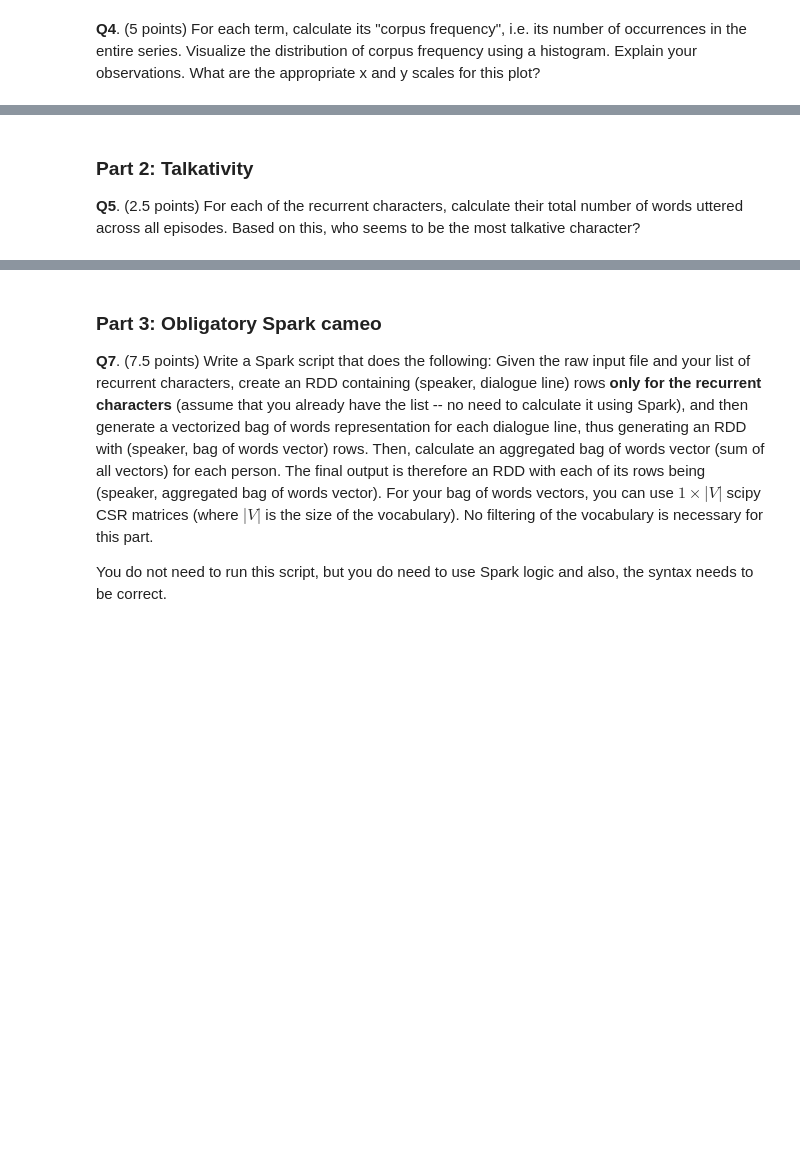
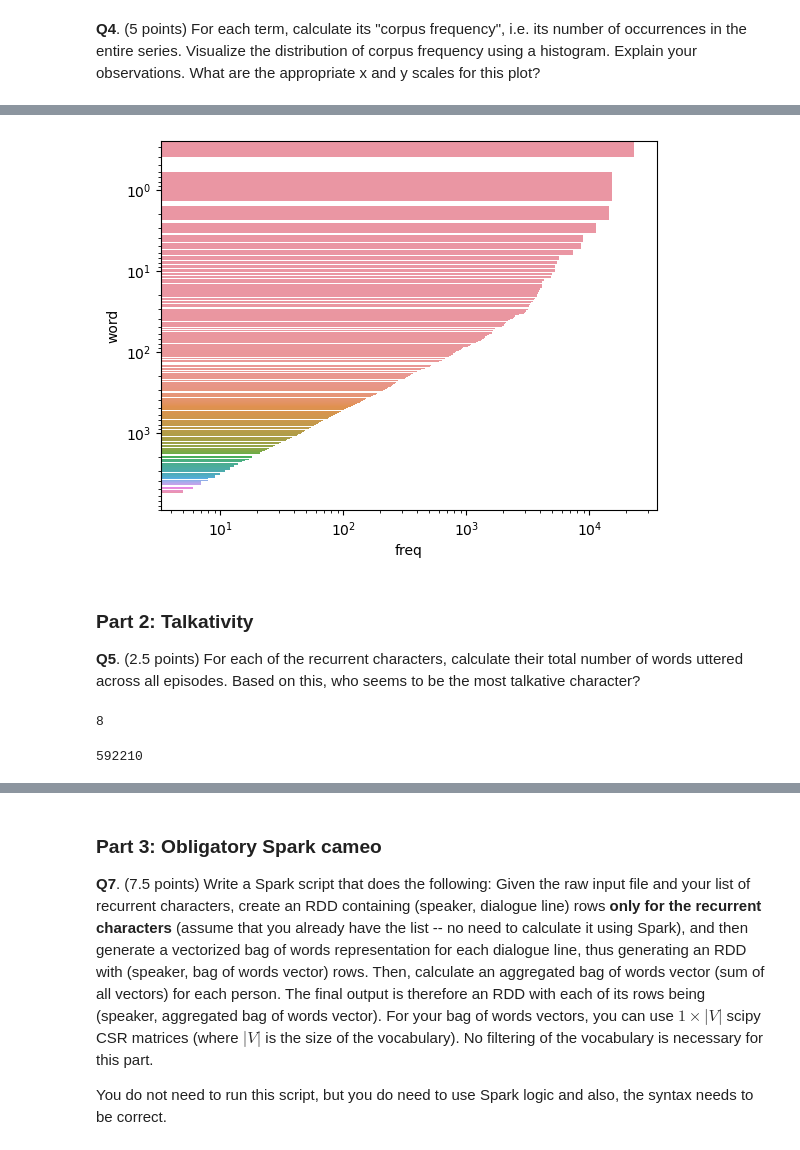
Before and after one commit to rureddish/ADA_Course_Material, a Jupyter notebook: Past Exams/2018/AndreiCosminRedis_xxxxx.ipynb, the cells around one changed output, grey strips where cells are left out. Drawn from its saved outputs; the diff is of its cells as text; code cells hidden in the pictures; blank space fills up the shorter version.

```diff
--- a/Past Exams/2018/AndreiCosminRedis_xxxxx.ipynb
+++ b/Past Exams/2018/AndreiCosminRedis_xxxxx.ipynb
@@ -1,21 +0,0 @@
-# %%
-import numpy as np
-import pandas as pd
-import matplotlib.pyplot as plt
-from helpers.helper_functions import *
-
-# library dump
-import numpy as np
-import matplotlib.pyplot as plt
-import pandas as pd
-import scipy as sp
-from itertools import combinations
-import ast
-from sklearn.linear_model import LogisticRegression
-import seaborn as sns
-%matplotlib inline
-sns.set_context('paper')
-sns.set_style('white')
-from sklearn.metrics import precision_score, recall_score, f1_score, accuracy_score, RocCurveDisplay
-from sklearn.linear_model import LogisticRegression
-from sklearn.model_selection import cross_val_predict, cross_val_score
@@ -22,3 +89,9 @@ from sklearn.model_selection import cross_val_predict, cross_val_score
+# %%
+from string import punctuation
+
+EXCLUDE_CHARS = set(punctuation).union(set('’'))
+def simple_tokeniser(text):
+    return text.split()
 # %% [markdown]
 # The Significant Bang Theory
 
@@ -244,0 +305,10 @@ list(df.Line)
+# %%
+# from sklearn, Count vectorizer for bag of words features
+vectorizer = CountVectorizer(min_df=5, max_df=0.4)
+
+#initialize and specify minumum number of occurences to avoid untractable number of features
+#vectorizer = CountVectorizer(min_df = 2) if we want high frequency
+
+#create bag of words features
+X = vectorizer.fit_transform(df.Line)
+vectorizer.get_feature_names_out().T[-20:]
@@ -244,0 +347,4 @@ list(df.Line)
+# %%
+# get corpus frequency of each word
+corpus_freq = pd.DataFrame(np.array([X.toarray().sum(axis=0),vectorizer.get_feature_names_out()]).T,columns=['freq','word'])
+corpus_freq
@@ -245,3 +365,18 @@ list(df.Line)
+# %%
+sns.barplot(x='freq',y='word',data=corpus_freq.sort_values('freq',ascending=False))
+plt.xscale('log')
+plt.yscale('log')
+# %% [output]
+[figure, added]
 # %% [markdown]
 ### Part 2: Talkativity
 **Q5**. (2.5 points) For each of the recurrent characters, calculate their total number of words uttered across all episodes. Based on this, who seems to be the most talkative character?
+# %%
+len('asdas asda sd sd as dasd as asd'.split())
+# %% [output]
+8
+# %%
+# total words said
+df.Line.str.split().str.len().sum()
+# %% [output]
+592210
```
Also changed, not shown: parts of 44 cells of this notebook, 3 other files.
